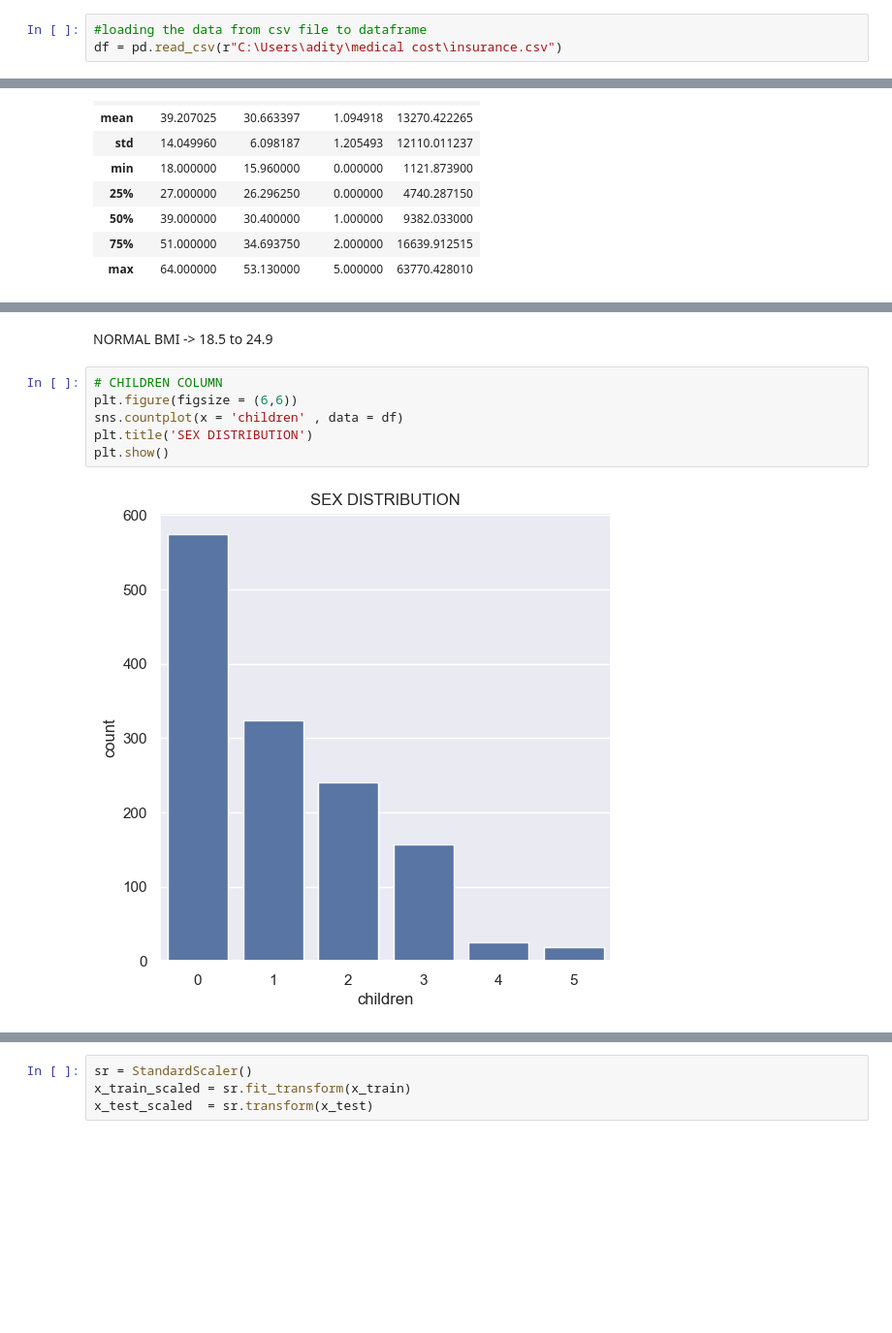
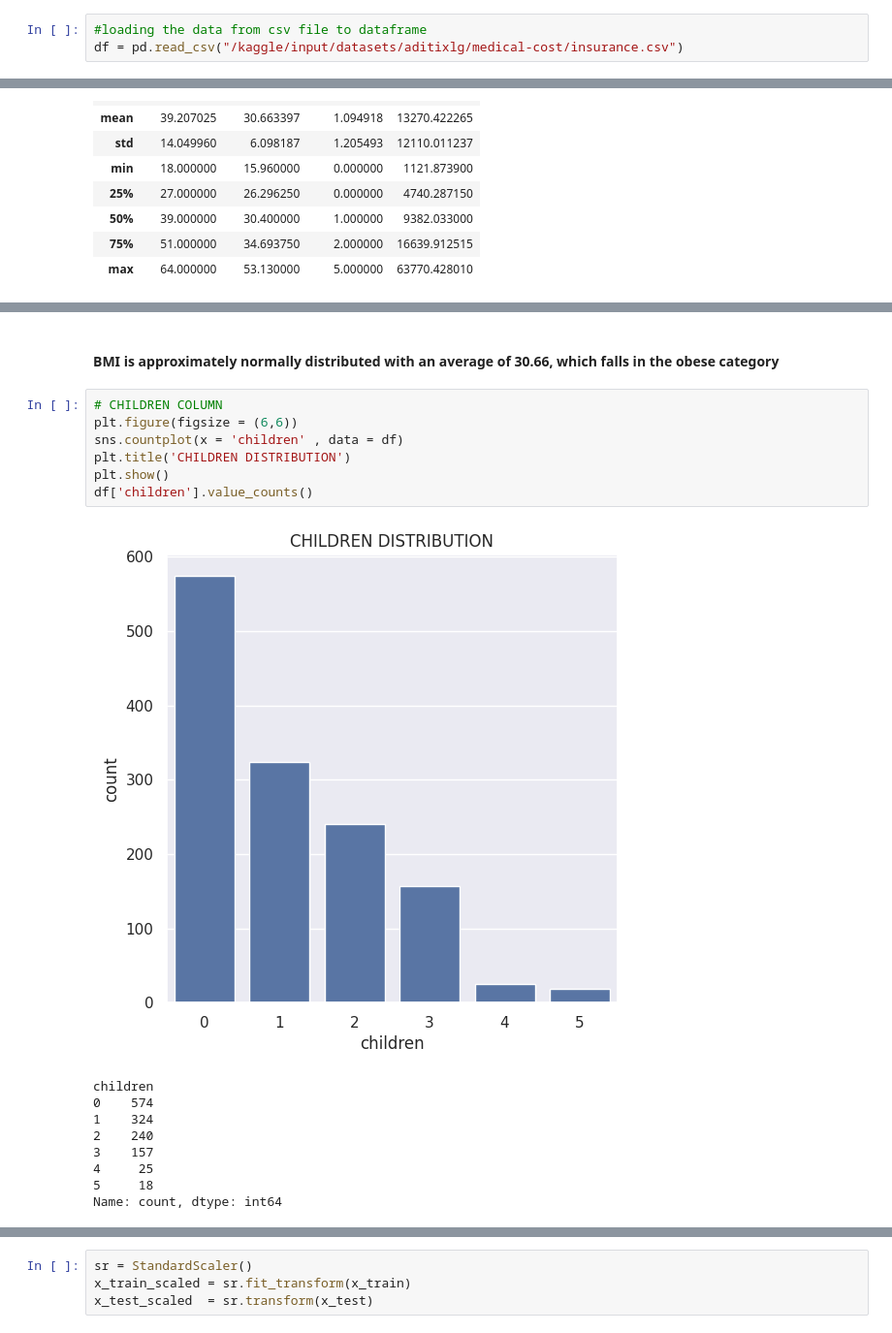
Before and after one commit to aditya1596/Medical-Insurance-Cost-Predictor, a Jupyter notebook: Medical_insurence_cost_prediction.ipynb, the cells around one changed output, grey strips where cells are left out. Shown at 97% size. Cells and saved outputs as stored; diff of their text form; blank space fills up the shorter version.

```diff
--- a/Medical_insurence_cost_prediction.ipynb
+++ b/Medical_insurence_cost_prediction.ipynb
@@ -21,6 +33,6 @@ DATA COLLECTION AND ANALYSIS
 # %%
 #loading the data from csv file to dataframe
-df = pd.read_csv(r"C:\Users\adity\medical cost\insurance.csv")
+df = pd.read_csv("/kaggle/input/datasets/aditixlg/medical-cost/insurance.csv")
 # %%
 df.head()
 # %% [output]
@@ -135,10 +148,19 @@ Text(0.5, 1.0, 'BMI DISTRIBUTION')
-# %% [markdown]
-NORMAL BMI -> 18.5 to 24.9
+# %% [markdown]
+ #### BMI is approximately normally distributed with an average of 30.66, which falls in the obese category ####
 # %%
 # CHILDREN COLUMN
 plt.figure(figsize = (6,6))
 sns.countplot(x = 'children' , data = df)
-plt.title('SEX DISTRIBUTION')
+plt.title('CHILDREN DISTRIBUTION')
 plt.show()
+df['children'].value_counts()
 # %% [output]
-[figure, old version]
+[figure, new version]
+children
+0    574
+1    324
+2    240
+3    157
+4     25
+5     18
+Name: count, dtype: int64
```
Also changed, not shown: parts of 36 cells of this notebook, 3 other files.
